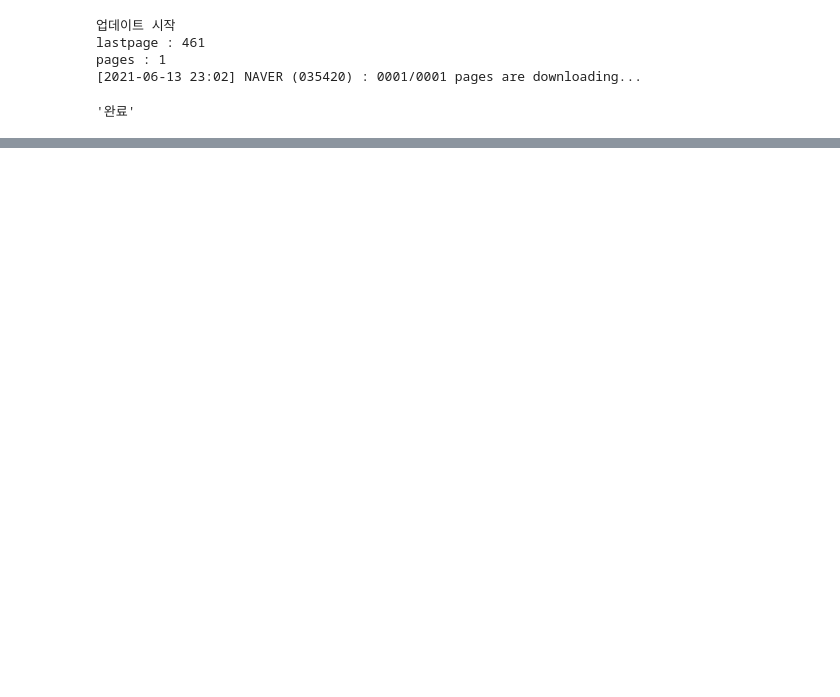
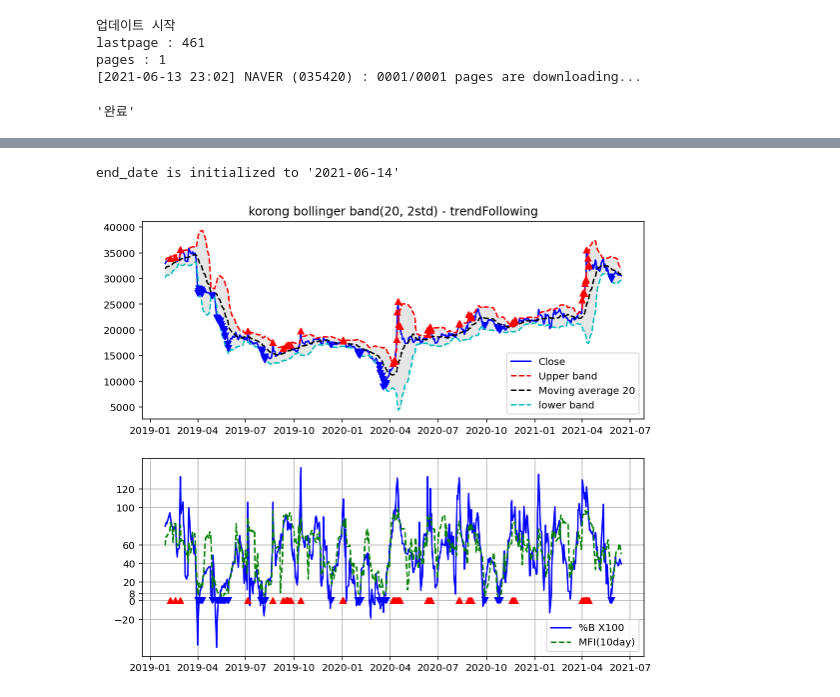
Before and after one commit to roykimm/python_stock_project, a Jupyter notebook: python_stock_test/stock_buysellSkill.ipynb, the cells around one changed output, grey strips where cells are left out. Saved outputs shown, nothing was run; the diff lists cells and outputs as text; code cells hidden in the pictures; blank space fills up the shorter version.

```diff
--- a/python_stock_test/stock_buysellSkill.ipynb
+++ b/python_stock_test/stock_buysellSkill.ipynb
@@ -112,0 +137,59 @@ pages : 1
+# %%
+# 볼린저 밴드 추세 추종 매매기법
+import matplotlib.pyplot as plt
+from Investar import Analyzer
+
+mk = Analyzer.MarketDB()
+df = mk.get_daily_price('코오롱', '2019-01-02')
+
+df['MA20'] = df['close'].rolling(window=20).mean()
+df['stddev'] = df['close'].rolling(window=20).std()
+df['upper'] = df['MA20'] + (df['stddev'] * 2)
+df['lower'] = df['MA20'] - (df['stddev'] * 2)
+df['PB'] = (df['close'] - df['lower']) / (df['upper'] - df['lower'])
+df['TP'] = (df['high'] + df['low'] + df['close']) / 3
+df['PMF'] = 0
+df['NMF'] = 0
+
+for i in range(len(df.close) -1):
+    if df.TP.values[i] < df.TP.values[i+1]:
+        df.PMF.values[i + 1] = df.TP.values[i+1] * df.volume.values[i+1]
+        df.NMF.values[i + 1] = 0
+    else :
+        df.NMF.values[i+1] = df.TP.values[i+1] * df.volume.values[i+1]
+        df.PMF.values[i+1] = 0
+
+df['MFR'] = df.PMF.rolling(window=10).sum() / df.NMF.rolling(window=10).sum()
+df['MFI10'] = 100 -100 / (1+ df['MFR'])
+df = df[19:]
+
+plt.figure(figsize=(9,8))
+plt.subplot(2,1,1)
+plt.title('korong bollinger band(20, 2std) - trendFollowing')
+plt.plot(df.index, df['close'], color='#0000ff', label='Close')
+plt.plot(df.index, df['upper'], 'r--', label='Upper band')
+plt.plot(df.index, df['MA20'], 'k--', label='Moving average 20')
+plt.plot(df.index, df['lower'], 'c--', label='lower band')
+plt.fill_between(df.index, df['upper'], df['lower'], color='0.9')
+for i in range(len(df.close)):
+    if df.PB.values[i] > 0.8  and df.MFI10.values[i] > 80 :
+        plt.plot(df.index.values[i], df.close.values[i], 'r^')
+    elif df.PB.values[i] < 0.2 and df.MFI10.values[i] < 20:
+        plt.plot(df.index.values[i], df.close.values[i], 'bv')
+
+plt.legend(loc="best")
+plt.subplot(2,1,2)
+plt.plot(df.index, df['PB'] * 100, 'b', label='%B X100')
+plt.plot(df.index, df['MFI10'], 'g--', label='MFI(10day)')
+plt.yticks([-20,0,20,40,60,8,100,120])
+for i in range(len(df.close)):
+    if df.PB.values[i] > 0.8 and df.MFI10.values[i] > 80:
+        plt.plot(df.index.values[i],0,'r^')
+    elif df.PB.values[i] < 0.2 and df.MFI10.values[i] < 20:
+        plt.plot(df.index.values[i],0,'bv')
+plt.grid(True)
+plt.legend(loc='best')
+plt.show()
+# %% [output]
+end_date is initialized to '2021-06-14'
+[figure, added]
```
Also changed, not shown: parts of 4 cells of this notebook, 28 other files.
